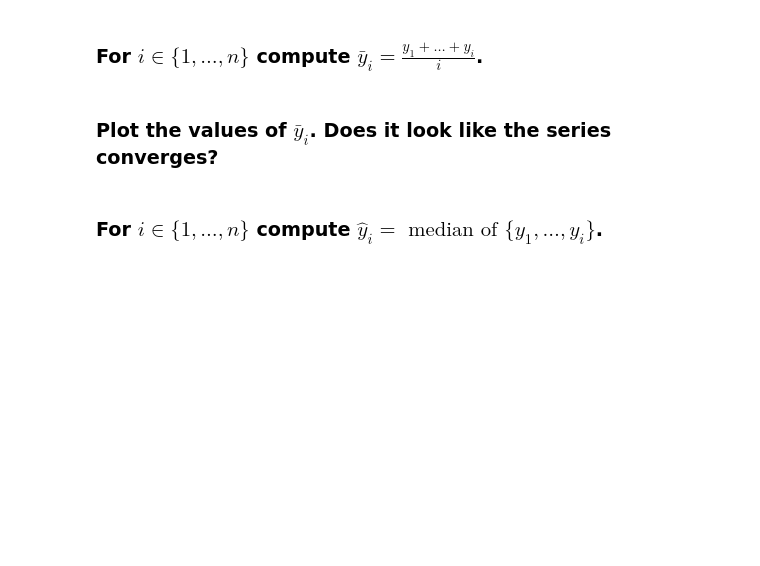
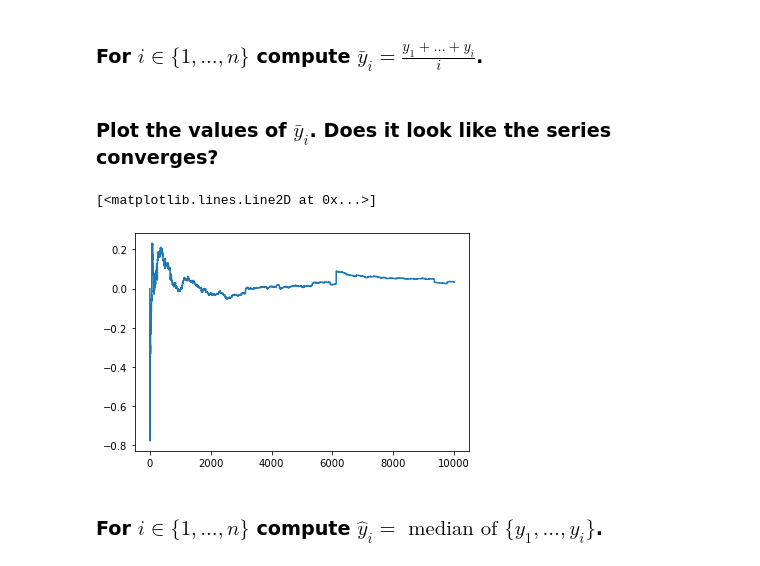
Before and after one commit to eerio/rpis-2021, a Jupyter notebook: lab3/Lab03student.ipynb, the cells around one changed output. Drawn from its saved outputs; the diff is of its cells as text; code cells hidden in the pictures; blank space fills up the shorter version.

```diff
--- a/lab3/Lab03student.ipynb
+++ b/lab3/Lab03student.ipynb
@@ -128,8 +185,19 @@ Error:
 # %% [markdown]
 ### Generate $N=10\,000$ values $y_1,\ldots,y_n$ from the distribution.
+# %%
+N = 10000
+ys = [Y() for _ in range(N)]
 # %% [markdown]
 ### For $i \in \{1,\ldots,n\}$ compute $\bar{y}_i = \frac{y_1+\ldots+y_i}{i}$.
+# %%
+ybars = [sum(ys[: i]) / i for i in range(1, N + 1)]
 # %% [markdown]
 ### Plot the values of $\bar{y}_i$. Does it look like the series converges?
+# %%
+plt.plot(ybars)
+# seems convergent
+# %% [output]
+[<matplotlib.lines.Line2D at 0x...>]
+[figure, added]
 # %% [markdown]
 ### For $i \in \{1,\ldots,n\}$ compute $\hat{y}_i = \textrm{ median of }\{y_1,\ldots,y_i\}$.
```
Also changed, not shown: parts of 8 cells of this notebook.
